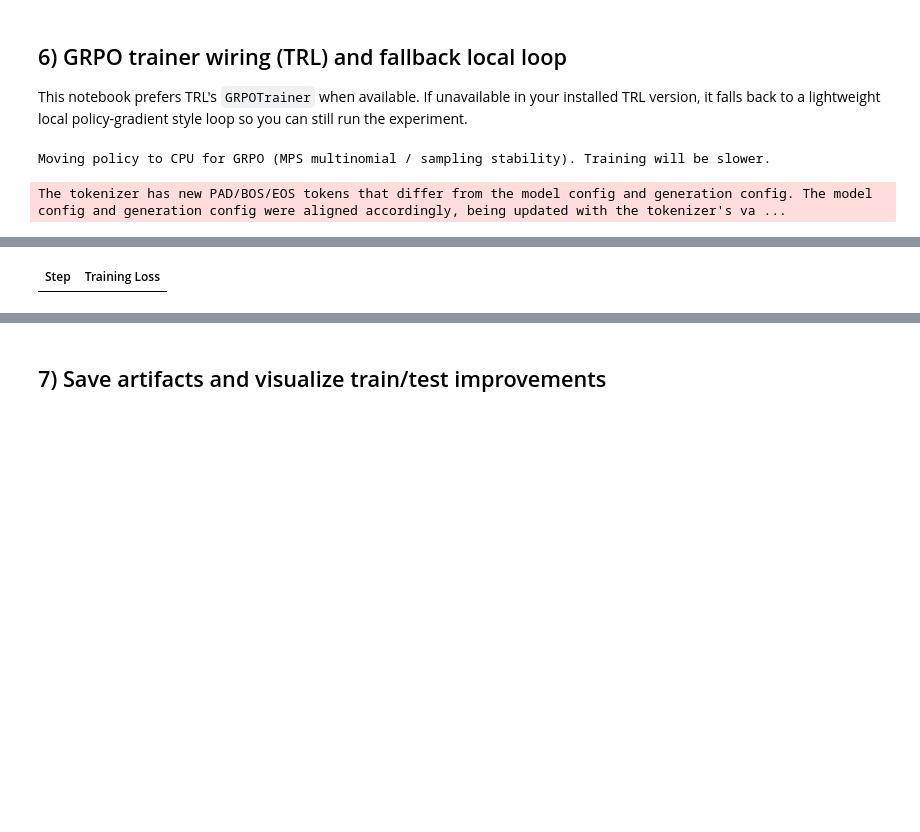
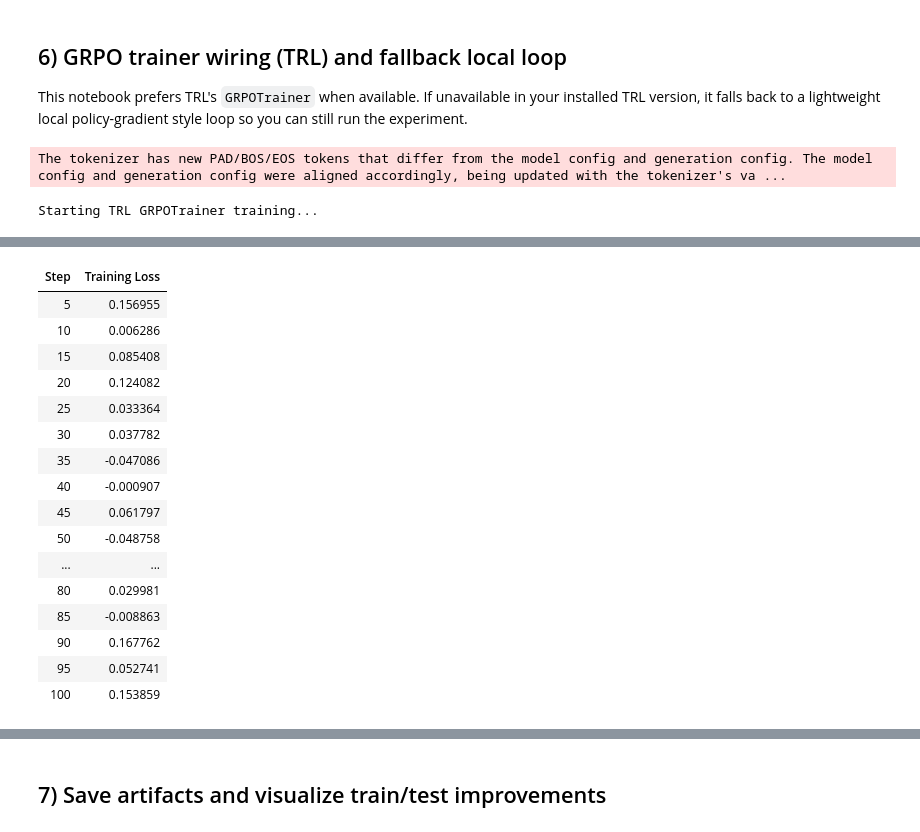
Before and after one commit to sahil-kabir/DrugGPTGPCR, a Jupyter notebook: grpo_druggpt_gpcr_experiment.ipynb, the cells around one changed output, grey strips where cells are left out. Drawn from its saved outputs; the diff is of its cells as text; code cells hidden in the pictures; blank space fills up the shorter version.

```diff
--- a/grpo_druggpt_gpcr_experiment.ipynb
+++ b/grpo_druggpt_gpcr_experiment.ipynb
@@ -259,7 +254,9 @@ from transformers import AutoTokenizer, GPT2LMHeadModel
 
 MODEL_NAME = "liyuesen/druggpt"
 tokenizer = AutoTokenizer.from_pretrained(MODEL_NAME)
-model = GPT2LMHeadModel.from_pretrained(MODEL_NAME).to(device)
+# bf16 is appropriate on CUDA; on MPS, sampling (softmax + multinomial) is much more stable in float32.
+_policy_dtype = torch.bfloat16 if device.type == "cuda" else torch.float32
+model = GPT2LMHeadModel.from_pretrained(MODEL_NAME, torch_dtype=_policy_dtype).to(device)
 model.train()
 
 def generate_decoded(prompt: str, max_new_tokens: int = 96):
@@ -320,13 +317,15 @@ except Exception as exc:
 # GRPO + transformers sampling calls torch.multinomial on softmax probs; MPS often raises
 # "probability tensor contains either inf, nan or element < 0" even when CUDA/CPU do not.
 # Also set TrainingArguments.use_cpu so Accelerator does not keep using MPS after we move the model.
+
 _grpo_use_cpu = False
+"""
 if use_trl_grpo and trl_grpo_available and device.type == "mps":
     print("Moving policy to CPU for GRPO (MPS multinomial / sampling stability). Training will be slower.")
     device = torch.device("cpu")
     model = model.to(device)
     _grpo_use_cpu = True
-
+"""
 optimizer = torch.optim.AdamW(model.parameters(), lr=3e-6)
 
 if use_trl_grpo and trl_grpo_available:
@@ -354,6 +353,7 @@ if use_trl_grpo and trl_grpo_available:
     grpo_config = GRPOConfig(
         output_dir=str(OUTPUT_DIR / "trl_grpo"),
         use_cpu=_grpo_use_cpu,
+        bf16=(device.type == "cuda"),
         learning_rate=3e-6,
         per_device_train_batch_size=1,
         gradient_accumulation_steps=4,
@@ -440,6 +440,7 @@ def estimate_sequence_logprob(input_ids: torch.Tensor):
         token_lp = log_probs.gather(-1, labels.unsqueeze(-1)).squeeze(-1)
         return token_lp.mean()
 
+"""
 if (not use_trl_grpo) or (not trl_grpo_available):
     print("Running local surrogate GRPO-style loop (fallback path).")
 for step in range(1, max_steps + 1):
@@ -515,6 +516,7 @@ for step in range(1, max_steps + 1):
 
     if step % 5 == 0:
         print(f"step={step} train_reward={train_reward:.4f} train_invalid={train_invalid:.3f}")
+"""
 # %% [output]
-Moving policy to CPU for GRPO (MPS multinomial / sampling stability). Training will be slower.
+The tokenizer has new PAD/BOS/EOS tokens that differ from the model config and generation config. The model config and generation config were aligned accordingly, being updated with the tokenizer's va ...
-The tokenizer has new PAD/BOS/EOS tokens that differ from the model config and generation config. The model config and generation config were aligned accordingly, being updated with the tokenizer's va ...
+Starting TRL GRPOTrainer training...
@@ -529,0 +528,17 @@ Starting TRL GRPOTrainer training...
+| Step | Training Loss |
+| 5 | 0.156955 |
+| 10 | 0.006286 |
+| 15 | 0.085408 |
+| 20 | 0.124082 |
+| 25 | 0.033364 |
+| 30 | 0.037782 |
+| 35 | -0.047086 |
+| 40 | -0.000907 |
+| 45 | 0.061797 |
+| 50 | -0.048758 |
+| ... | ... |
+| 80 | 0.029981 |
+| 85 | -0.008863 |
+| 90 | 0.167762 |
+| 95 | 0.052741 |
+| 100 | 0.153859 |
@@ -531 +561,0 @@ Starting TRL GRPOTrainer training...
-| Step | Training Loss |
```
Also changed, not shown: parts of 2 cells of this notebook.
